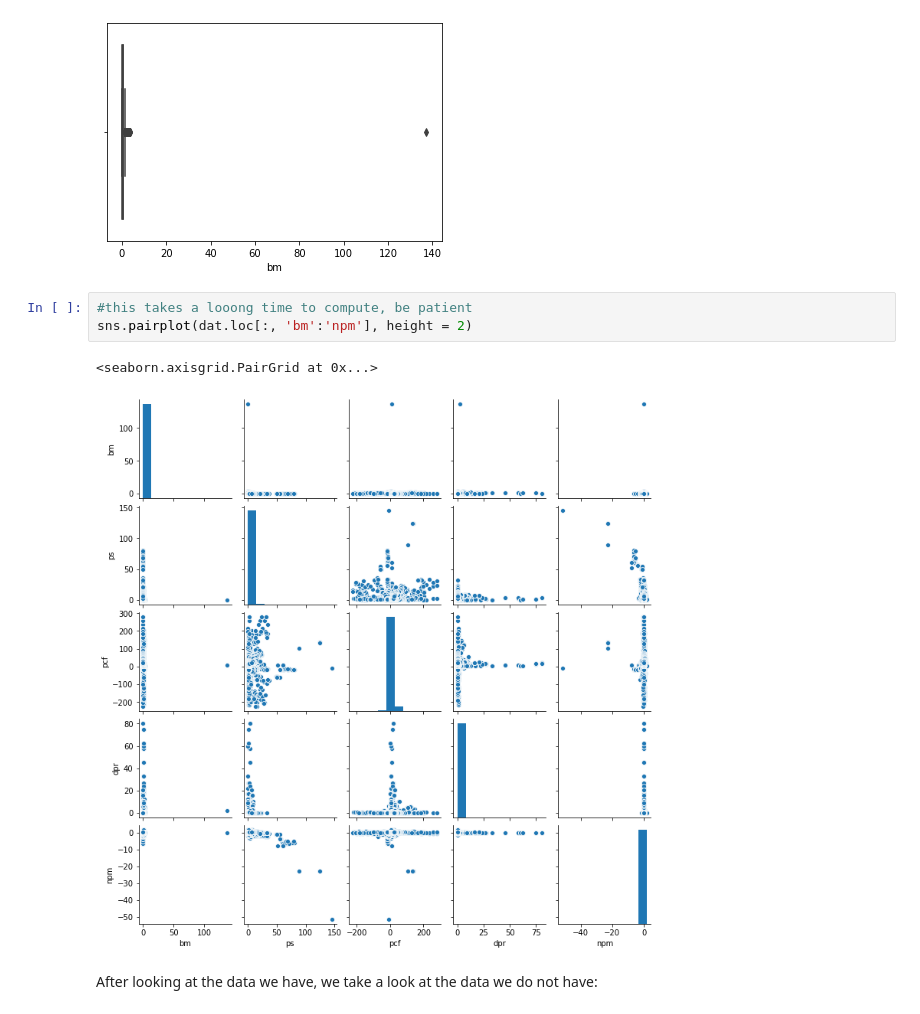
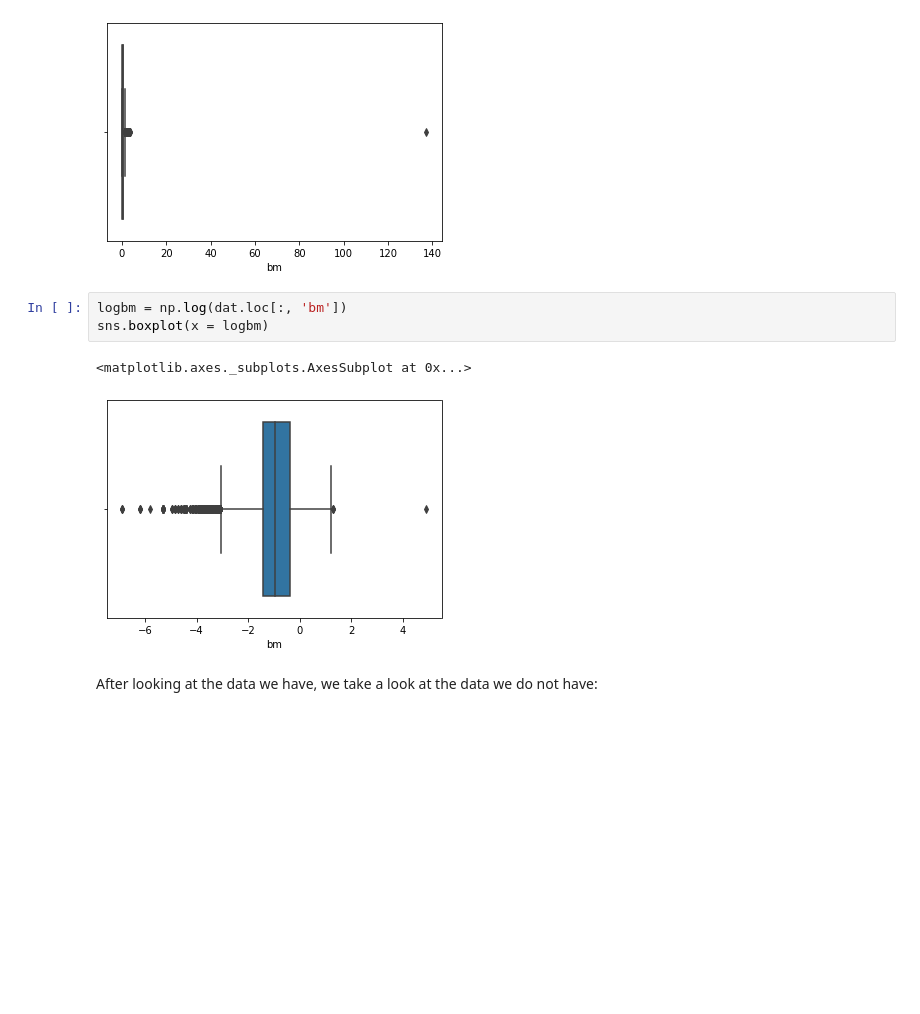
Before and after one commit to john-donnelly-1/ML-Group-3, a Jupyter notebook: current code doc.ipynb, the cells around one changed output. Saved outputs shown, nothing was run; the diff lists cells and outputs as text; blank space fills up the shorter version.

```diff
--- a/current code doc.ipynb
+++ b/current code doc.ipynb
@@ -119,12 +119,12 @@ sns.boxplot(x = 'bm', data = dat)
 # %% [output]
 <matplotlib.axes._subplots.AxesSubplot at 0x...>
 [figure]
-# %%
-#this takes a looong time to compute, be patient
-sns.pairplot(dat.loc[:, 'bm':'npm'], height = 2)
-# %% [output]
-<seaborn.axisgrid.PairGrid at 0x...>
-[figure, removed]
+# %%
+logbm = np.log(dat.loc[:, 'bm'])
+sns.boxplot(x = logbm)
+# %% [output]
+<matplotlib.axes._subplots.AxesSubplot at 0x...>
+[figure, added]
 # %% [markdown]
 After looking at the data we have, we take a look at the data we do not have:
 # %%
```
Also changed, not shown: parts of 7 cells of this notebook.
